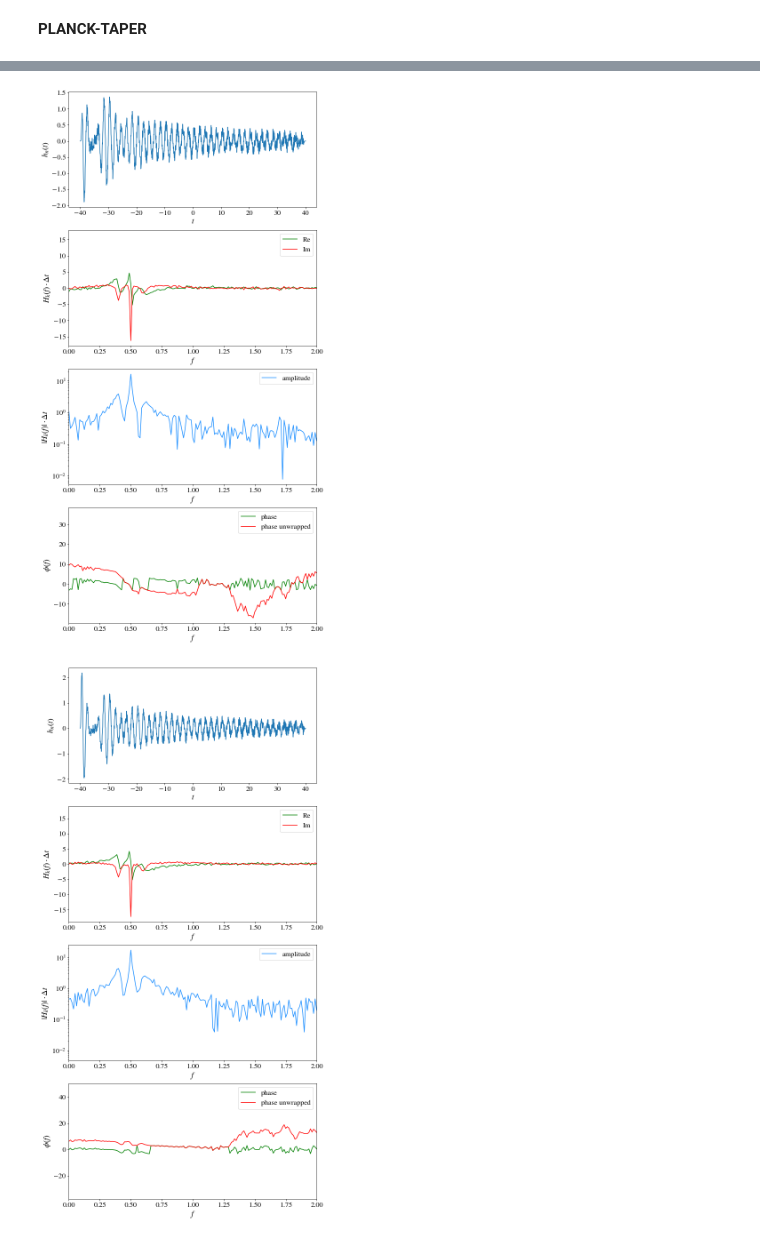
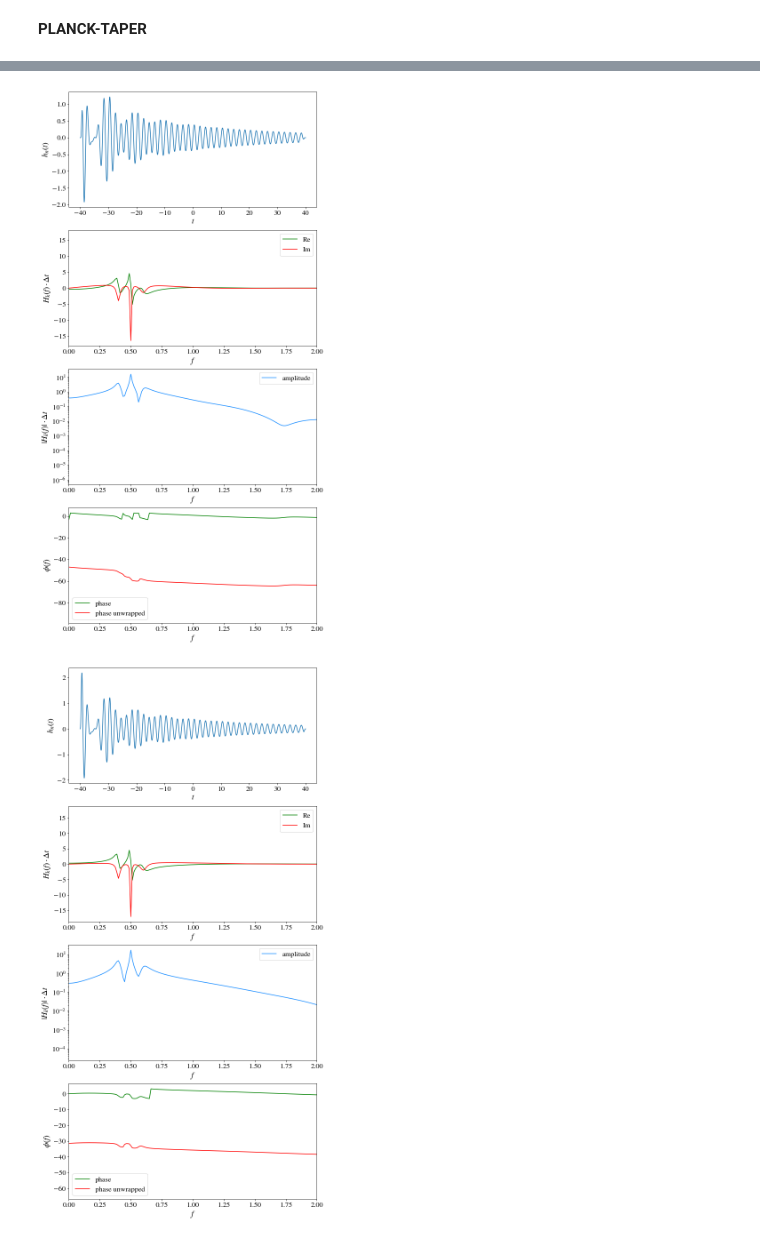
Before and after one commit to niksterg/pyFourier, a Jupyter notebook: DFT-Window-Functions.ipynb, the cells around one changed output, grey strips where cells are left out. Cells and saved outputs as stored; diff of their text form; code cells hidden in the pictures.

```diff
--- a/DFT-Window-Functions.ipynb
+++ b/DFT-Window-Functions.ipynb
@@ -294,7 +295,7 @@ plt.show()
 f0 = 0.5
 
 A0 = 1.0
-Anoise = 0.02
+Anoise = 0.0
 
 D=1200
 N=D+1
@@ -440,7 +441,7 @@ ax4.set_xlabel(r'$f$')
 ax4.set_ylabel(r'$\phi(f)$')
 plt.show()
 # %% [output]
-[figure, old version]
+[figure, new version]
 # %%
 f0 = 0.5
 
@@ -498,7 +499,7 @@ f_shift = fftpack.fftshift(f_k)
 
 A = np.abs(H_k_shift)
 
-A_Tuckey = A
+A_Tukey = A
 
 phase = np.angle(H_k_shift)
 phase_unwrap = np.unwrap(phase)
@@ -508,34 +509,34 @@ fig = plt.figure(1, figsize=(10,22), frameon=False)
 ax1 = fig.add_subplot(411)
 ax1.plot(t_n, h_n)
 ax1.set_xlabel(r'$t$')
 ax1.set_ylabel(r'$h_n(t)$')
 
 ax2 = fig.add_subplot(412)
 ax2.plot(f_shift, np.real(H_k_shift)*dt, color='green', label='Re')
 ax2.plot(f_shift, np.imag(H_k_shift)*dt, color='red', label='Im')
 ax2.legend()
 ax2.set_xlim(0,2)
 ax2.set_xlabel(r'$f$')
 ax2.set_ylabel(r'$H_k(f) \cdot \Delta t$')
 
 ax3 = fig.add_subplot(413)
 ax3.plot(f_shift, A*dt, color='dodgerblue', label='amplitude')
 ax3.set_yscale("log", nonposy='clip')
 ax3.set_xlim(0,2)
 ax3.legend()
 ax3.set_xlabel(r'$f$')
 ax3.set_ylabel(r'$|H_k(f)|\cdot \Delta t$')
 
 ax4 = fig.add_subplot(414)
 ax4.plot(f_shift, phase, color='green', label='phase')
 ax4.plot(f_shift, phase_unwrap, color='red', label='phase unwrapped')
 ax4.legend()
 ax4.set_xlim(0,2)
 ax4.set_xlabel(r'$f$')
 ax4.set_ylabel(r'$\phi(f)$')
 plt.show()
 # %% [output]
-[figure, old version]
+[figure, new version]
 # %%
 plt.plot(f_shift, np.abs(A_rect)*dt)
 plt.plot(f_shift, np.abs(A_PT)*dt)
```
Also changed, not shown: parts of 10 cells of this notebook.
